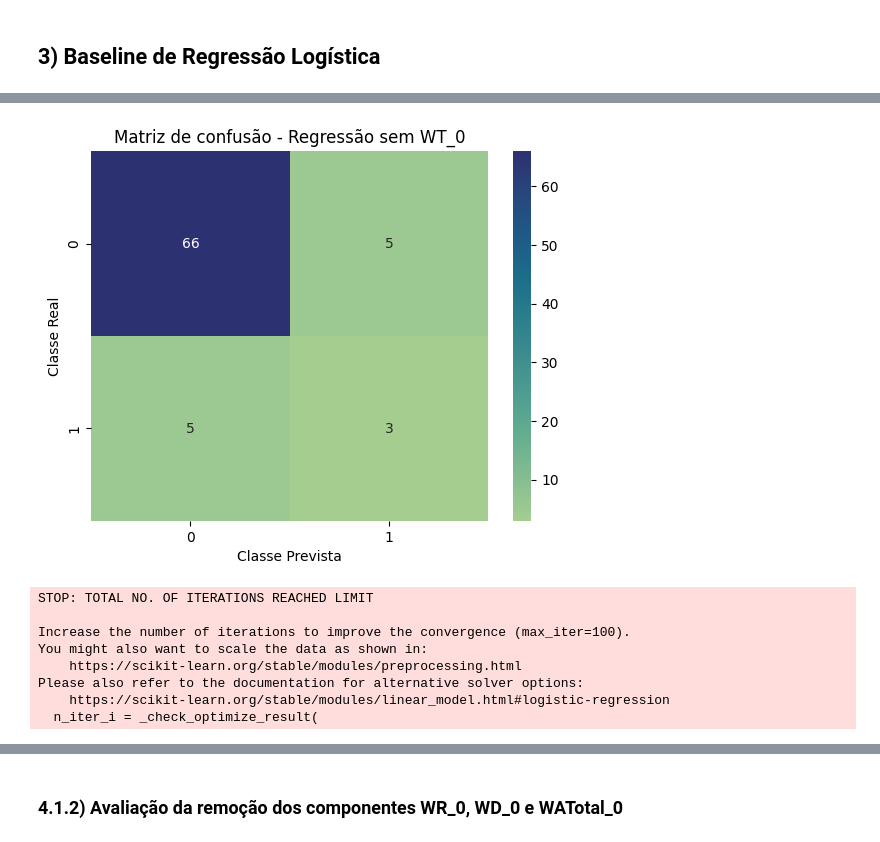
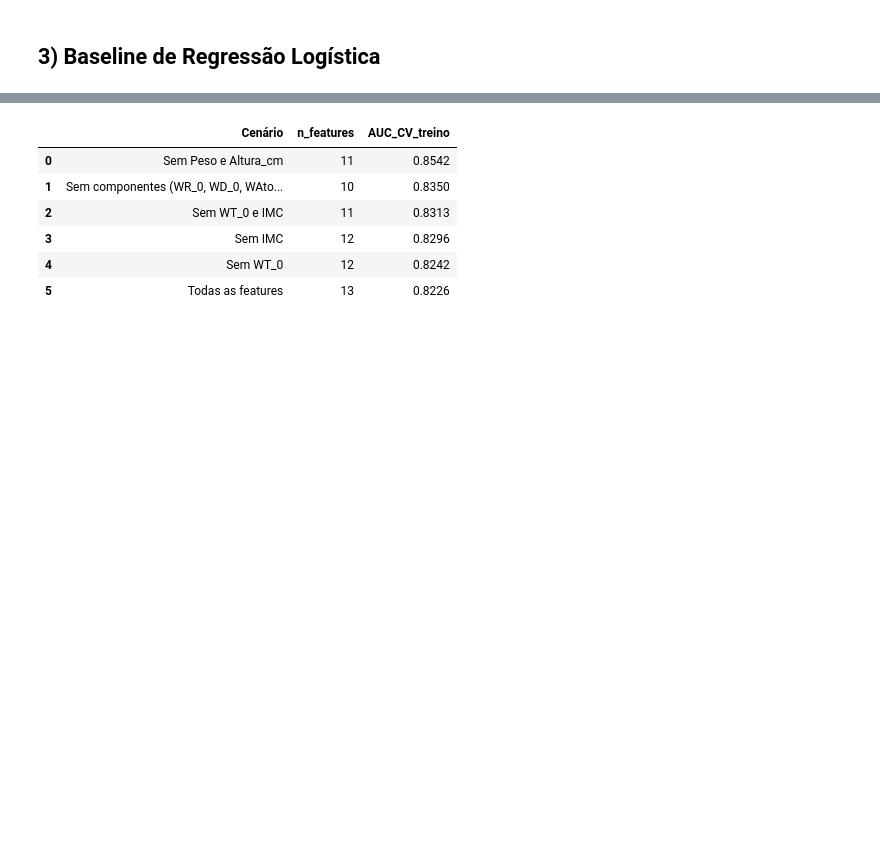
Before and after one commit to efigueira-hds/ML_Projeto_Final, a Jupyter notebook: RL_limpo.ipynb, the cells around one changed output, grey strips where cells are left out. Cells and saved outputs as stored; diff of their text form; code cells hidden in the pictures; blank space fills up the shorter version.

```diff
--- a/RL_limpo.ipynb
+++ b/RL_limpo.ipynb
@@ -220,37 +142,28 @@ WT_0 é composto pela adição dos seus componentes (WR_0, WD_0 e WAtotal_0).
 # %%
-# preparar os dados para treinar o modelo sem WT_0
-x_train_sem_WT0 = X_train.drop('WT_0', axis=1)
-x_test_sem_WT0 = X_test.drop('WT_0', axis=1)
+# Comparação de cenários de features (Regressão Logística), por CV no treino.
+cenarios = {
+    "Todas as features": [],
+    "Sem WT_0": ["WT_0"],
+    "Sem componentes (WR_0, WD_0, WAtotal_0)": ["WR_0", "WD_0", "WAtotal_0"],
+    "Sem IMC": ["IMC"],
+    "Sem Peso e Altura_cm": ["Peso", "Altura_cm"],
+    "Sem WT_0 e IMC": ["WT_0", "IMC"],
+}
 
-# Treino do modelo sem WT_0
-clf_LR_sem_WT0 = LogisticRegression(random_state=42)
-clf_LR_sem_WT0 = clf_LR_sem_WT0.fit(x_train_sem_WT0, y_train)
+cv = StratifiedKFold(n_splits=5, shuffle=True, random_state=42)
+linhas = []
+for nome, remover in cenarios.items():
+    Xc = X.drop(columns=remover)
+    Xc_tr = X_train.drop(columns=remover)
+    pipe = prep.construir_pipeline(
+        LogisticRegression(max_iter=1000, random_state=42), Xc, escalar=True
+    )
+    proba = cross_val_predict(pipe, Xc_tr, y_train, cv=cv, method="predict_proba")[:, 1]
+    linhas.append({
+        "Cenário": nome,
+        "n_features": Xc_tr.shape[1],
+        "AUC_CV_treino": round(roc_auc_score(y_train, proba), 4),
+    })
 
-# previsões
-y_pred_LR_sem_WT0 = clf_LR_sem_WT0.predict(x_test_sem_WT0)
-
-# avaliação de métricas para o modelo sem WT_0
-# matriz de confusao para o modelo sem WT_0
-confusion_sem_WT0 = confusion_matrix(y_test, y_pred_LR_sem_WT0)
-sns.heatmap(confusion_sem_WT0, annot=True, fmt='d', cmap='crest')
-plt.xlabel("Classe Prevista")
-plt.ylabel("Classe Real")
-plt.title("Matriz de confusão - Regressão sem WT_0")
-plt.show()
-
-#curva ROC e AUC para o modelo sem WT_0
-print(classification_report(y_test, y_pred_LR_sem_WT0))
-auc_sem_WT0 = roc_auc_score(y_test, y_pred_LR_sem_WT0)
-print("AUC sem WT_0:", auc_sem_WT0)
-
-# k-fold estratificado para o modelo sem WT_0
-# k-fold estratificado para o modelo sem WT_0
-pred_cross_sem_WT0 = cross_val_predict(
-    clf_LR_sem_WT0,
-    X_train.drop('WT_0', axis=1),
-    y_train,
-    cv=sk.model_selection.StratifiedKFold(n_splits=5, shuffle=True, random_state=42)
-)
-print("=== Stratified K-fold (sem WT_0) ===")
-print(classification_report(y_train, pred_cross_sem_WT0, digits=4))
+pd.DataFrame(linhas).sort_values("AUC_CV_treino", ascending=False).reset_index(drop=True)
 # %% [output]
@@ -265,9 +169,0 @@ Please also refer to the documentation for alternative solver options:
-[figure, removed]
-STOP: TOTAL NO. OF ITERATIONS REACHED LIMIT
-
-Increase the number of iterations to improve the convergence (max_iter=100).
-You might also want to scale the data as shown in:
-    https://scikit-learn.org/stable/modules/preprocessing.html
-Please also refer to the documentation for alternative solver options:
-    https://scikit-learn.org/stable/modules/linear_model.html#logistic-regression
-  n_iter_i = _check_optimize_result(
@@ -310,2 +170,7 @@ Please also refer to the documentation for alternative solver options:
+|  | Cenário | n_features | AUC_CV_treino |
+| 0 | Sem Peso e Altura_cm | 11 | 0.8542 |
+| 1 | Sem componentes (WR_0, WD_0, WAto... | 10 | 0.8350 |
+| 2 | Sem WT_0 e IMC | 11 | 0.8313 |
+| 3 | Sem IMC | 12 | 0.8296 |
+| 4 | Sem WT_0 | 12 | 0.8242 |
+| 5 | Todas as features | 13 | 0.8226 |
-# %% [markdown]
-### 4.1.2) Avaliação da remoção dos componentes WR_0, WD_0 e WATotal_0
```
Also changed, not shown: parts of 33 cells of this notebook.
